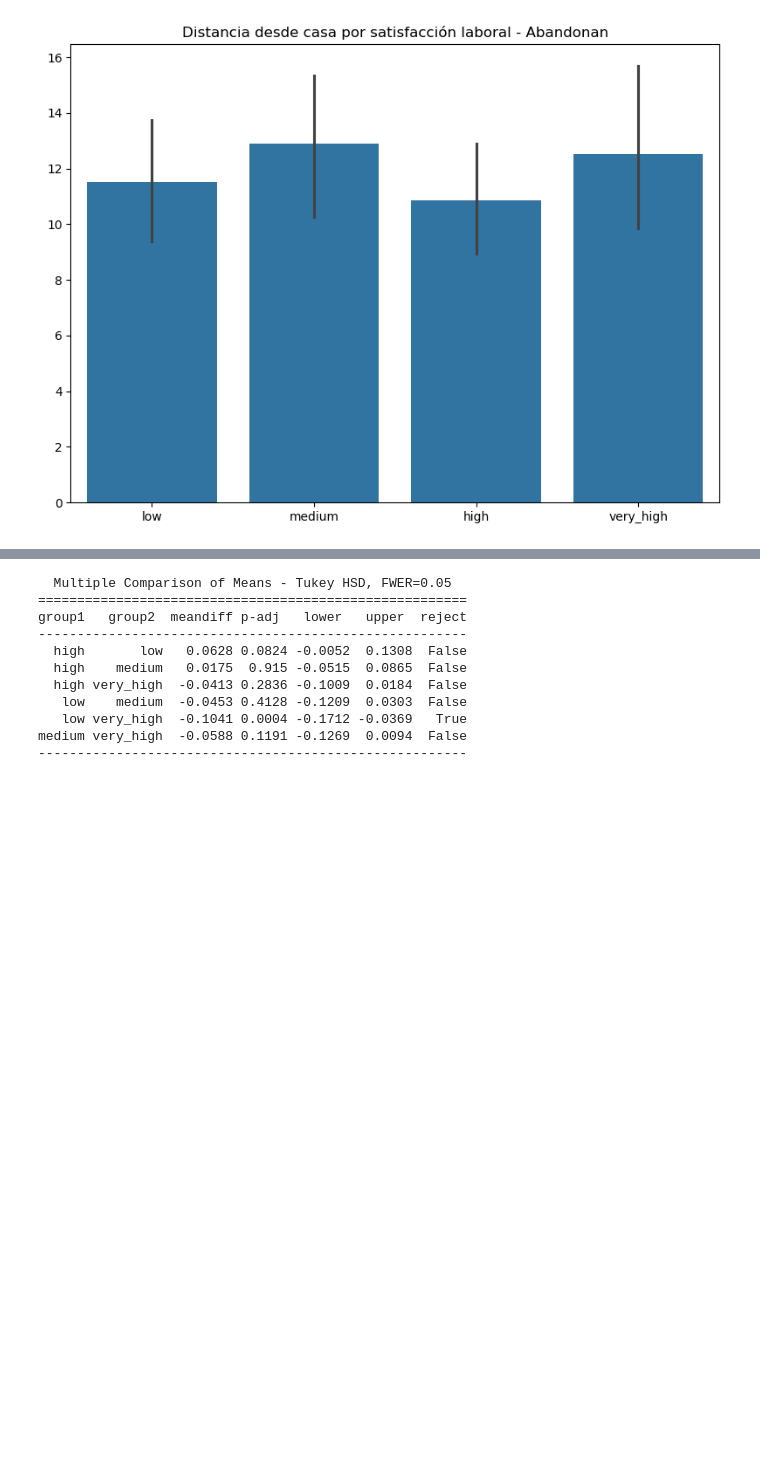
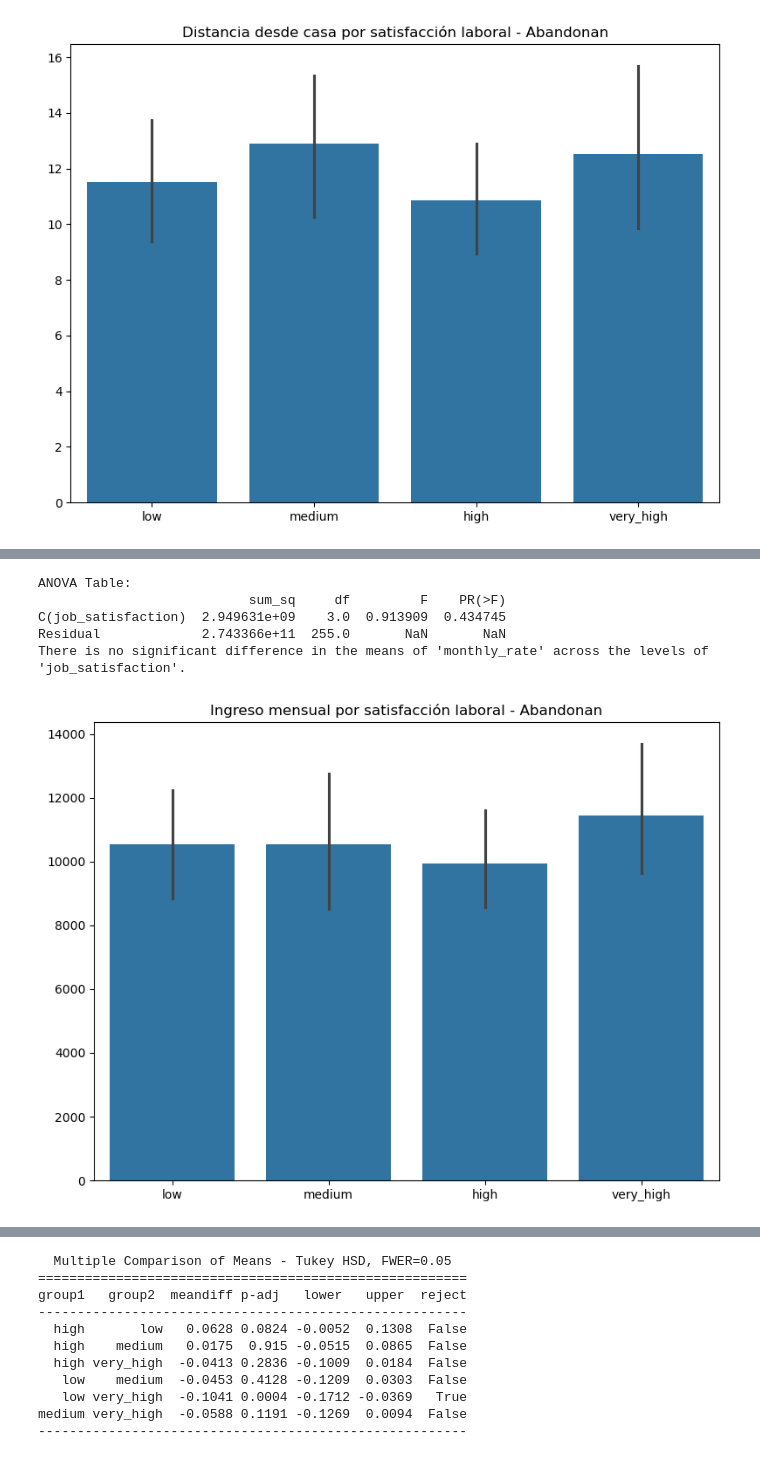
Before and after one commit to xcgrisales/project-da-promo-50-modulo-3-team-4, a Jupyter notebook: 05_visualizaciones_seleccionadas.ipynb, the cells around one changed output, grey strips where cells are left out. Saved outputs shown, nothing was run; the diff lists cells and outputs as text; code cells hidden in the pictures; blank space fills up the shorter version.

```diff
--- a/05_visualizaciones_seleccionadas.ipynb
+++ b/05_visualizaciones_seleccionadas.ipynb
@@ -1024,0 +1106,47 @@ else:
+# %%
+df = pd.read_csv("df_final.csv")
+df = df[df['attrition'] == 'yes']
+
+# Convert job_satisfaction to category dtype with specific order
+job_satisfaction_order = ['low', 'medium', 'high', 'very_high']
+df['job_satisfaction'] = pd.Categorical(df['job_satisfaction'], categories=job_satisfaction_order, ordered=True)
+
+# Perform ANOVA test
+anova_model = ols('iter_salary ~ C(job_satisfaction)', data=df).fit()
+anova_table = sm.stats.anova_lm(anova_model, typ=2)
+
+print("ANOVA Table:")
+print(anova_table)
+
+# Interpret the results
+alpha = 0.05
+if anova_table['PR(>F)'][0] < alpha:
+    print("There is a significant difference in the means of 'monthly_rate' across the levels of 'job_satisfaction'.")
+else:
+    print("There is no significant difference in the means of 'monthly_rate' across the levels of 'job_satisfaction'.")
+# %% [output]
+ANOVA Table:
+                           sum_sq     df         F    PR(>F)
+C(job_satisfaction)  2.949631e+09    3.0  0.913909  0.434745
+Residual             2.743366e+11  255.0       NaN       NaN
+There is no significant difference in the means of 'monthly_rate' across the levels of 'job_satisfaction'.
+# %%
+df = pd.read_csv("df_final.csv")
+df = df[df['attrition'] == 'yes']
+
+# Cobversion a categorica con orden especifico
+job_satisfaction_order = ['low', 'medium', 'high', 'very_high']
+df['job_satisfaction'] = pd.Categorical(df['job_satisfaction'], categories=job_satisfaction_order, ordered=True)
+
+fig, ax = plt.subplots(figsize=(8, 6))
+sns.barplot(ax=ax, data=df, x='job_satisfaction', y='monthly_rate')
+ax.set_title('Ingreso mensual por satisfacción laboral - Abandonan')
+ax.set_xlabel('')
+ax.set_ylabel('')
+
+# General adjustments
+ax.tick_params(axis='x', rotation=0)
+plt.tight_layout()
+plt.show()
+# %% [output]
+[figure, added]
```
Also changed, not shown: parts of 33 cells of this notebook.
